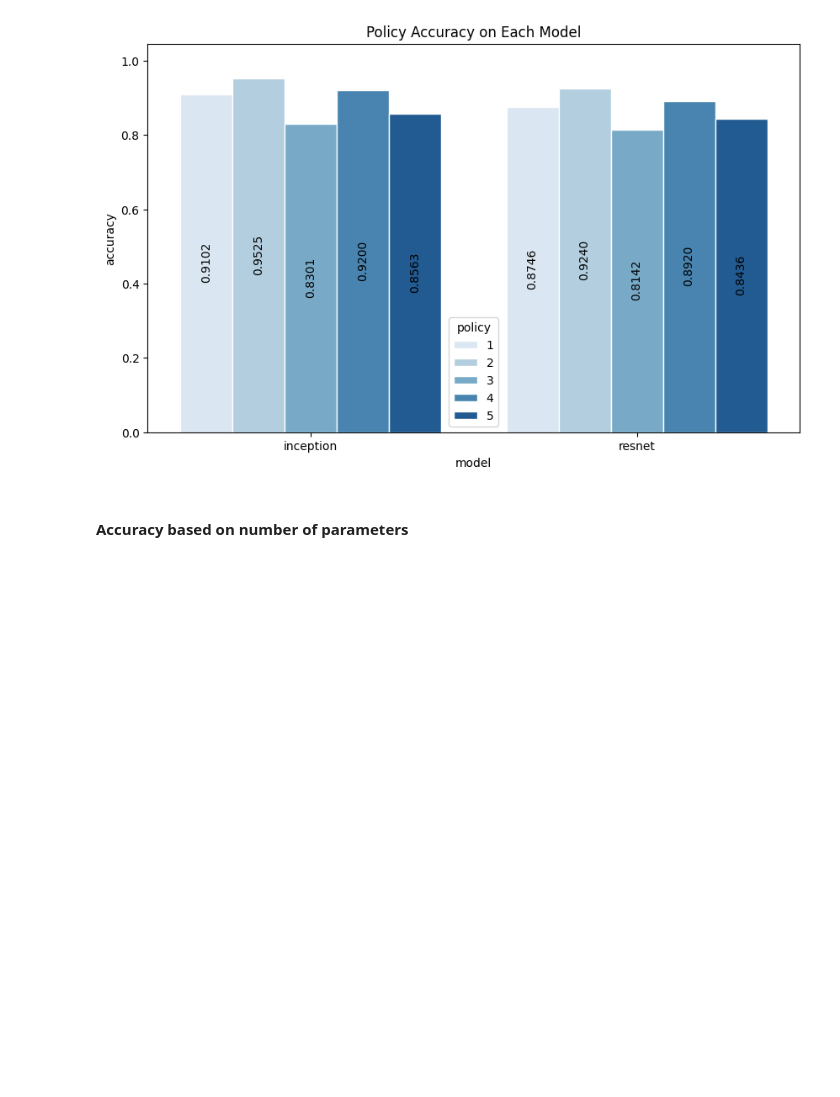
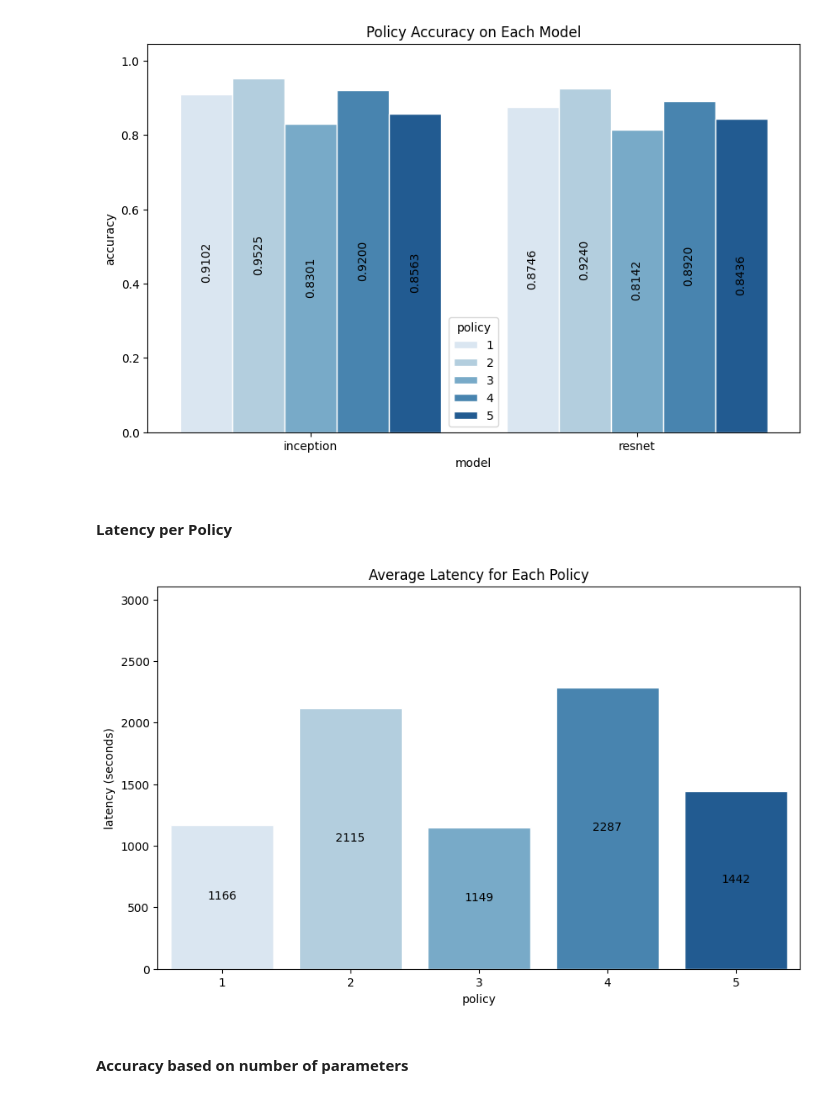
Before and after one commit to davidanoel/phd, a Jupyter notebook: analysis/analysis.ipynb, the cells around one changed output. Cells and saved outputs as stored; diff of their text form; code cells hidden in the pictures; blank space fills up the shorter version.

```diff
--- a/analysis/analysis.ipynb
+++ b/analysis/analysis.ipynb
@@ -346,6 +360,24 @@ for i in ax.containers:
 plt.show()
 # %% [output]
 [figure]
+# %% [markdown]
+#### Latency per Policy
+# %%
+# Plot the average latency for each policy
+fig, ax = plt.subplots(figsize = (10,6))
+sns.barplot(x = 'policy',
+            y = 'latency',
+            data = metrics,
+            palette = "Blues",
+            errwidth=0,
+            edgecolor = "w")
+ax.set_title("Average Latency for Each Policy")
+ax.set(xlabel='policy', ylabel='latency (seconds)')
+for i in ax.containers:
+    ax.bar_label(i,fmt="%.0f", padding=1,label_type='center')
+plt.show()
+# %% [output]
+[figure, added]
 # %% [markdown]
 #### Accuracy based on number of parameters
 # %%
```
Also changed, not shown: parts of 4 cells of this notebook, 2 other files.
